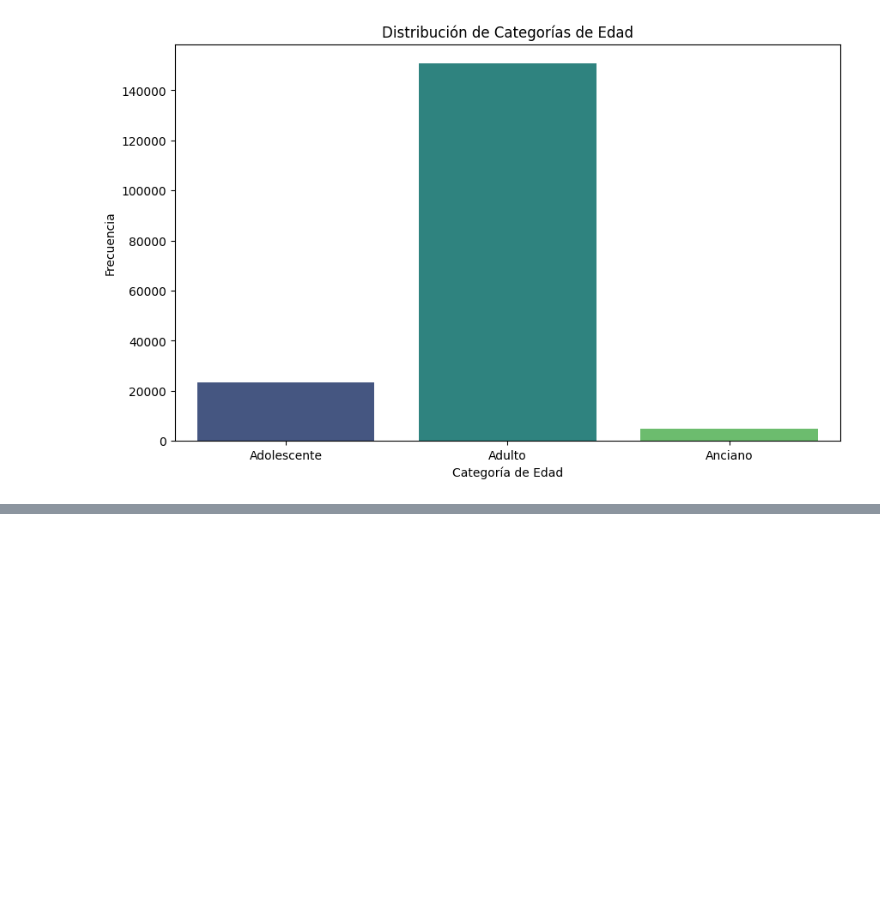
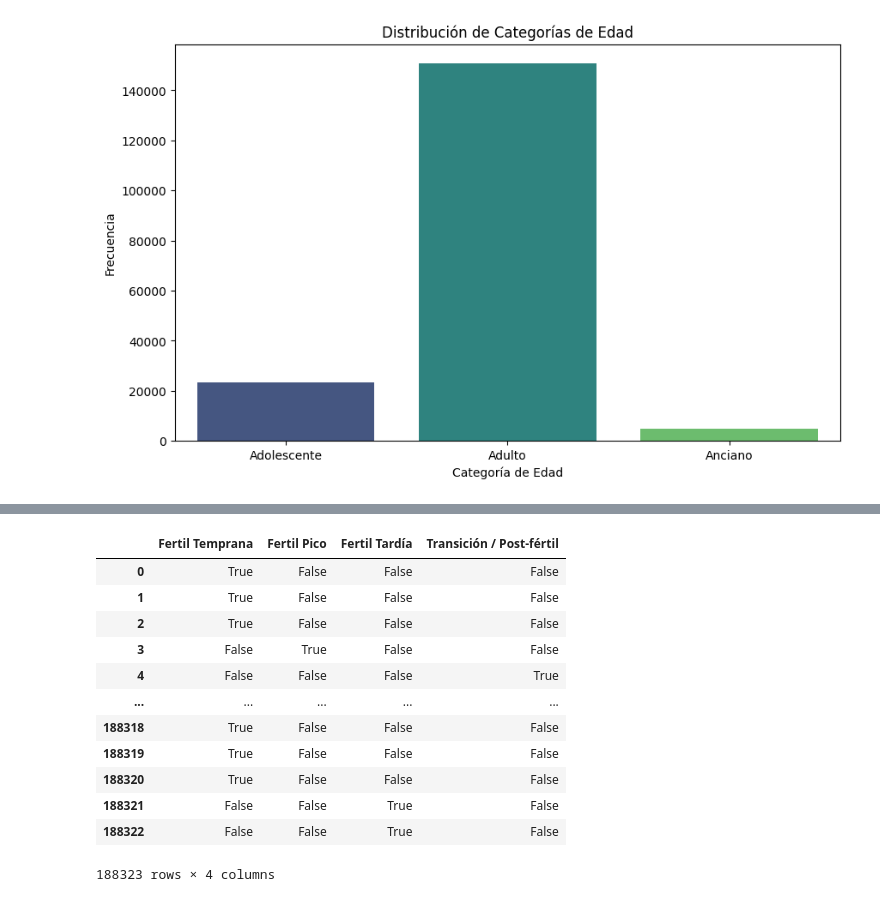
Before and after one commit to EmiiFernandez/actividades_data_sciente_ypf, a Jupyter notebook: notebook/C07_Notebook-11.ipynb, the cells around one changed output, grey strips where cells are left out. Saved outputs shown, nothing was run; the diff lists cells and outputs as text; code cells hidden in the pictures; blank space fills up the shorter version.

```diff
--- a/notebook/C07_Notebook-11.ipynb
+++ b/notebook/C07_Notebook-11.ipynb
@@ -206,0 +296,16 @@ Passing `palette` without assigning `hue` is deprecated and will be removed in v
+# %%
+pd.get_dummies(analisis3["Rango Biologico"]) ##pasa a variables categoricas
+# %% [output]
+|  | Fertil Temprana | Fertil Pico | Fertil Tardía | Transición / Post-fértil |
+| 0 | True | False | False | False |
+| 1 | True | False | False | False |
+| 2 | True | False | False | False |
+| 3 | False | True | False | False |
+| 4 | False | False | False | True |
+| ... | ... | ... | ... | ... |
+| 188318 | True | False | False | False |
+| 188319 | True | False | False | False |
+| 188320 | True | False | False | False |
+| 188321 | False | False | True | False |
+| 188322 | False | False | True | False |
+188323 rows × 4 columns
```
Also changed, not shown: parts of 13 cells of this notebook.
